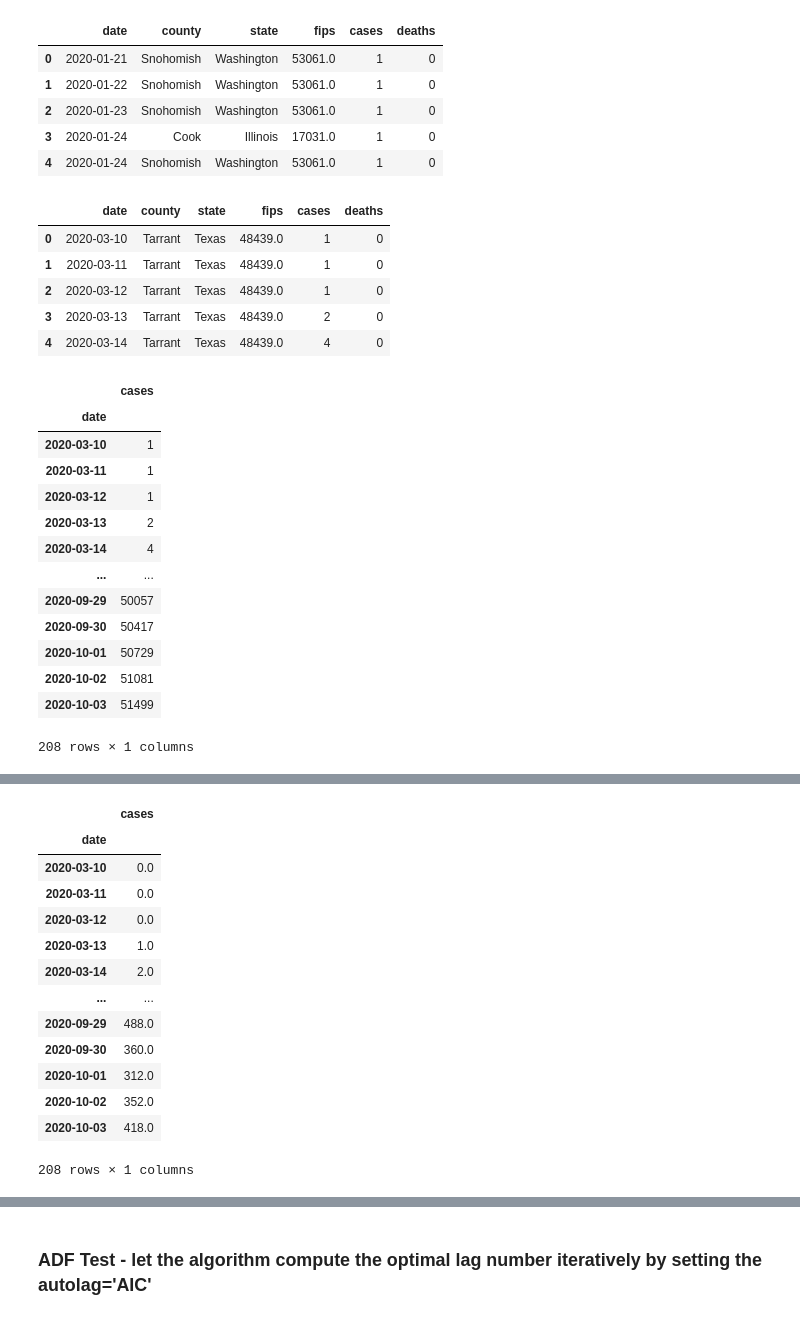
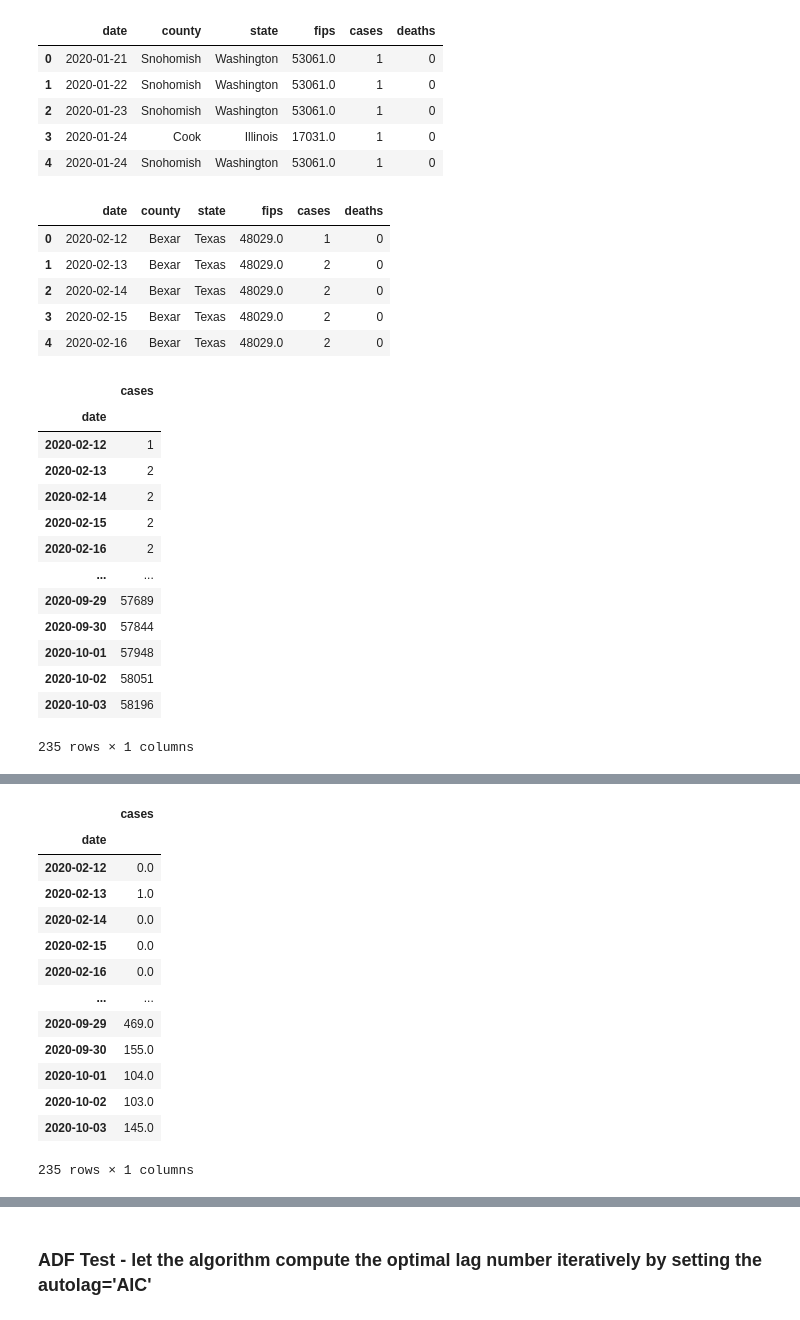
Before and after one commit to ellenrud84/Covid-19_HotSpot_Machine_Learning, a Jupyter notebook: LSTM_Univariate_Model.ipynb, the cells around one changed output, grey strips where cells are left out. Saved outputs shown, nothing was run; the diff lists cells and outputs as text; code cells hidden in the pictures.

```diff
--- a/LSTM_Univariate_Model.ipynb
+++ b/LSTM_Univariate_Model.ipynb
@@ -32,16 +37,16 @@ Texas=df.loc[(df['state']=='Texas')]
 # Texas=df.loc[(df['state']=='Texas')&(df['date']>'2020-03-31')]
 # %%
 # limit dataset to certain County
-Texas_County=Texas.loc[df['county']=='Tarrant'].reset_index(drop=True)
+Texas_County=Texas.loc[df['county']=='Bexar'].reset_index(drop=True)
 
 Texas_County.head()
 # %% [output]
 |  | date | county | state | fips | cases | deaths |
-| 0 | 2020-03-10 | Tarrant | Texas | 48439.0 | 1 | 0 |
-| 1 | 2020-03-11 | Tarrant | Texas | 48439.0 | 1 | 0 |
-| 2 | 2020-03-12 | Tarrant | Texas | 48439.0 | 1 | 0 |
-| 3 | 2020-03-13 | Tarrant | Texas | 48439.0 | 2 | 0 |
-| 4 | 2020-03-14 | Tarrant | Texas | 48439.0 | 4 | 0 |
+| 0 | 2020-02-12 | Bexar | Texas | 48029.0 | 1 | 0 |
+| 1 | 2020-02-13 | Bexar | Texas | 48029.0 | 2 | 0 |
+| 2 | 2020-02-14 | Bexar | Texas | 48029.0 | 2 | 0 |
+| 3 | 2020-02-15 | Bexar | Texas | 48029.0 | 2 | 0 |
+| 4 | 2020-02-16 | Bexar | Texas | 48029.0 | 2 | 0 |
 # %%
 County_Cases=Texas_County.drop(['state', 'deaths', 'county', 'fips'], axis=1)
 County_Cases=County_Cases.set_index('date')
@@ -50,18 +55,18 @@ County_Cases
 # %% [output]
 |  | cases |
 | date |  |
-| 2020-03-10 | 1 |
-| 2020-03-11 | 1 |
-| 2020-03-12 | 1 |
-| 2020-03-13 | 2 |
-| 2020-03-14 | 4 |
+| 2020-02-12 | 1 |
+| 2020-02-13 | 2 |
+| 2020-02-14 | 2 |
+| 2020-02-15 | 2 |
+| 2020-02-16 | 2 |
 | ... | ... |
-| 2020-09-29 | 50057 |
-| 2020-09-30 | 50417 |
-| 2020-10-01 | 50729 |
-| 2020-10-02 | 51081 |
-| 2020-10-03 | 51499 |
+| 2020-09-29 | 57689 |
+| 2020-09-30 | 57844 |
+| 2020-10-01 | 57948 |
+| 2020-10-02 | 58051 |
+| 2020-10-03 | 58196 |
-208 rows × 1 columns
+235 rows × 1 columns
 # %%
 fig = px.line(County_Cases)
 fig.show()
@@ -75,18 +80,18 @@ County_Cases_Differenced
 # %% [output]
 |  | cases |
 | date |  |
-| 2020-03-10 | 0.0 |
-| 2020-03-11 | 0.0 |
-| 2020-03-12 | 0.0 |
-| 2020-03-13 | 1.0 |
-| 2020-03-14 | 2.0 |
+| 2020-02-12 | 0.0 |
+| 2020-02-13 | 1.0 |
+| 2020-02-14 | 0.0 |
+| 2020-02-15 | 0.0 |
+| 2020-02-16 | 0.0 |
 | ... | ... |
-| 2020-09-29 | 488.0 |
-| 2020-09-30 | 360.0 |
-| 2020-10-01 | 312.0 |
-| 2020-10-02 | 352.0 |
-| 2020-10-03 | 418.0 |
+| 2020-09-29 | 469.0 |
+| 2020-09-30 | 155.0 |
+| 2020-10-01 | 104.0 |
+| 2020-10-02 | 103.0 |
+| 2020-10-03 | 145.0 |
-208 rows × 1 columns
+235 rows × 1 columns
 # %%
 # then we check the plot again:
 fig2 = px.line(County_Cases_Differenced)
```
Also changed, not shown: parts of 17 cells of this notebook, 1 other file.
